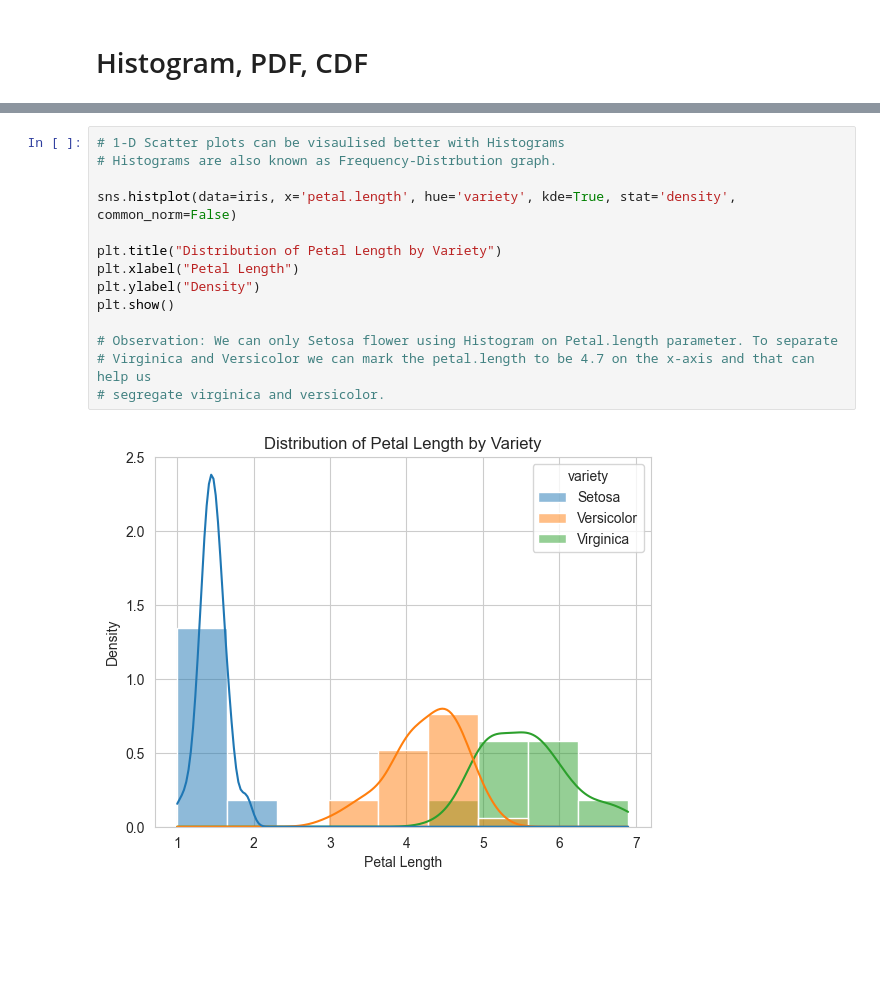
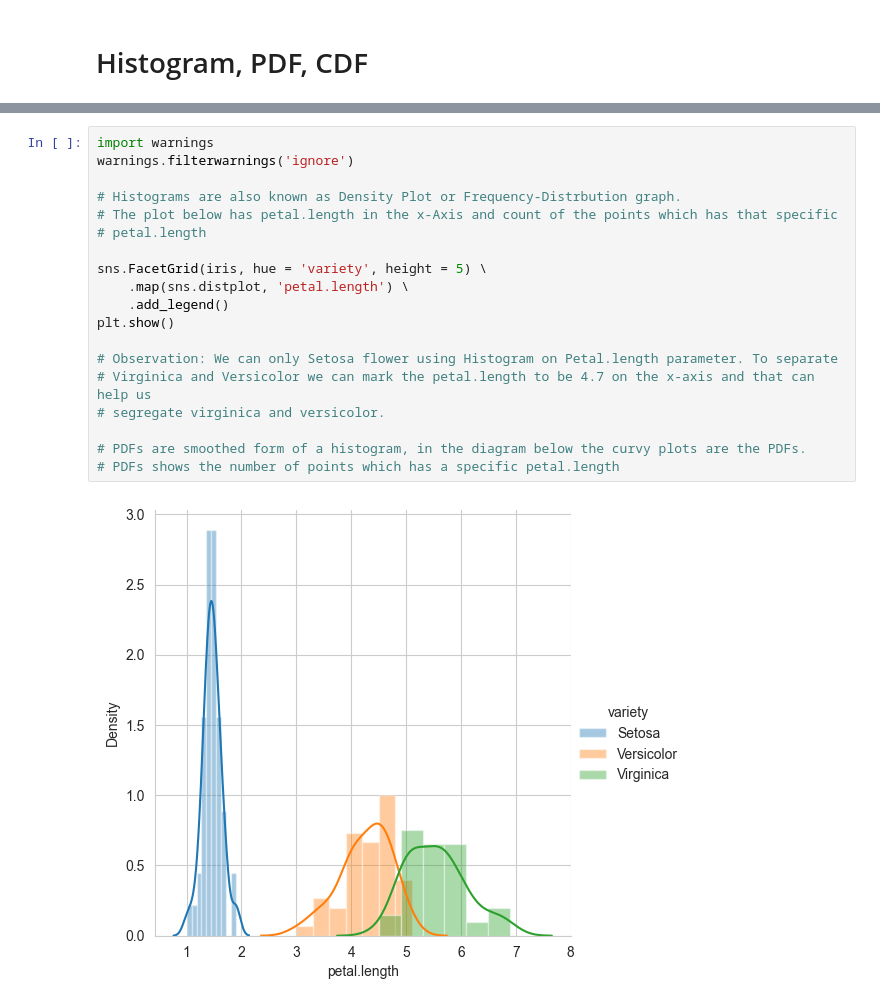
Before and after one commit to Alpha-0010/Intelligent-Systems, a Jupyter notebook: Data Analysis/Plots/Plotting_Iris.ipynb, the cells around one changed output, grey strips where cells are left out. Saved outputs shown, nothing was run; the diff lists cells and outputs as text; blank space fills up the shorter version.

```diff
--- a/Data Analysis/Plots/Plotting_Iris.ipynb
+++ b/Data Analysis/Plots/Plotting_Iris.ipynb
@@ -123,16 +124,21 @@ plt.show()
-# %%
-# 1-D Scatter plots can be visaulised better with Histograms
-# Histograms are also known as Frequency-Distrbution graph.
-
-sns.histplot(data=iris, x='petal.length', hue='variety', kde=True, stat='density', common_norm=False)
-
-plt.title("Distribution of Petal Length by Variety")
-plt.xlabel("Petal Length")
-plt.ylabel("Density")
-plt.show()
-
-# Observation: We can only Setosa flower using Histogram on Petal.length parameter. To separate
-# Virginica and Versicolor we can mark the petal.length to be 4.7 on the x-axis and that can help us
-# segregate virginica and versicolor.
-# %% [output]
-[figure, removed]
+# %%
+import warnings
+warnings.filterwarnings('ignore')
+
+# Histograms are also known as Density Plot or Frequency-Distrbution graph.
+# The plot below has petal.length in the x-Axis and count of the points which has that specific
+# petal.length
+
+sns.FacetGrid(iris, hue = 'variety', height = 5) \
+    .map(sns.distplot, 'petal.length') \
+    .add_legend()
+plt.show()
+
+# Observation: We can only Setosa flower using Histogram on Petal.length parameter. To separate
+# Virginica and Versicolor we can mark the petal.length to be 4.7 on the x-axis and that can help us
+# segregate virginica and versicolor.
+
+# PDFs are smoothed form of a histogram, in the diagram below the curvy plots are the PDFs.
+# PDFs shows the number of points which has a specific petal.length
+# %% [output]
+[figure, added]
```
Also changed, not shown: parts of 14 cells of this notebook.
